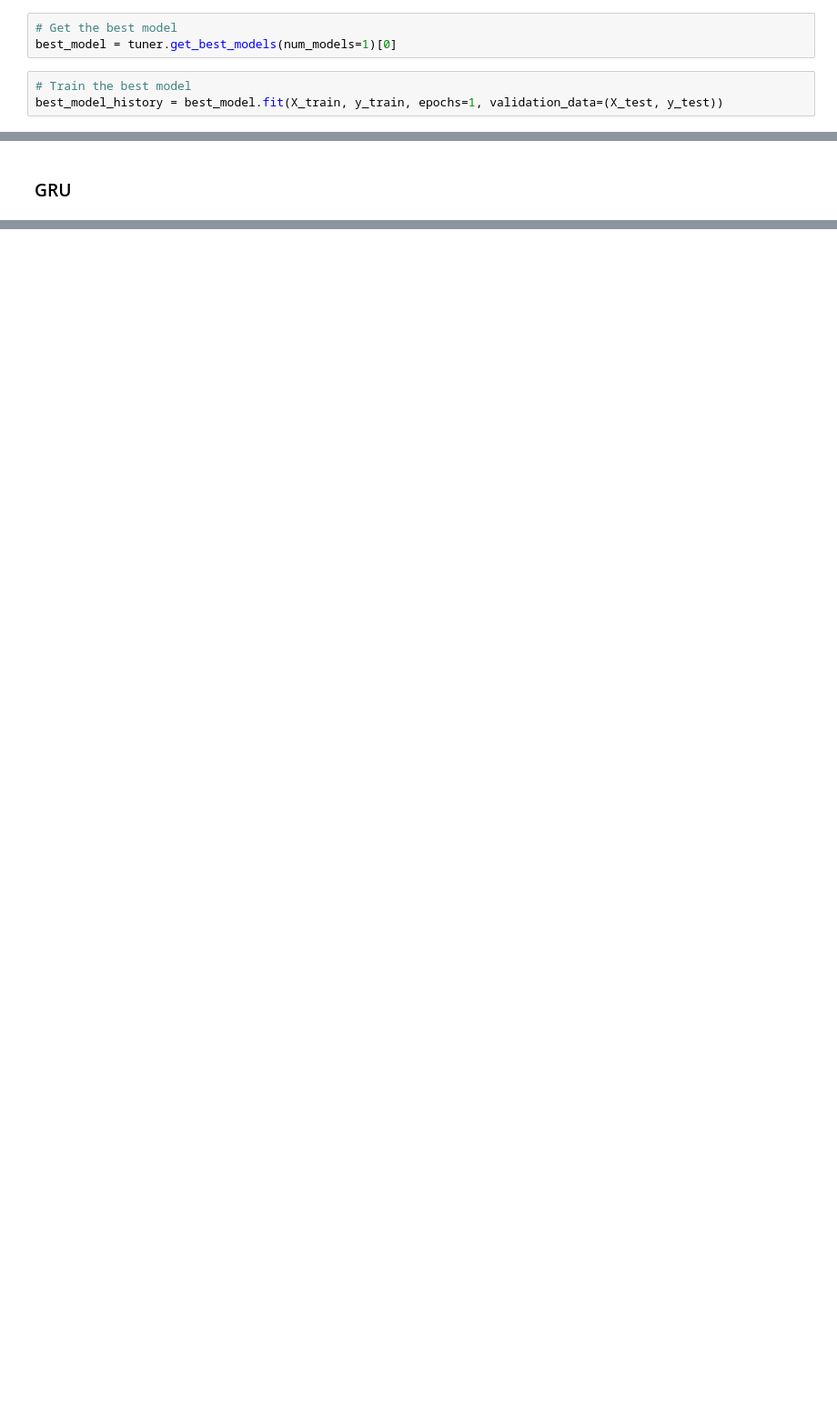
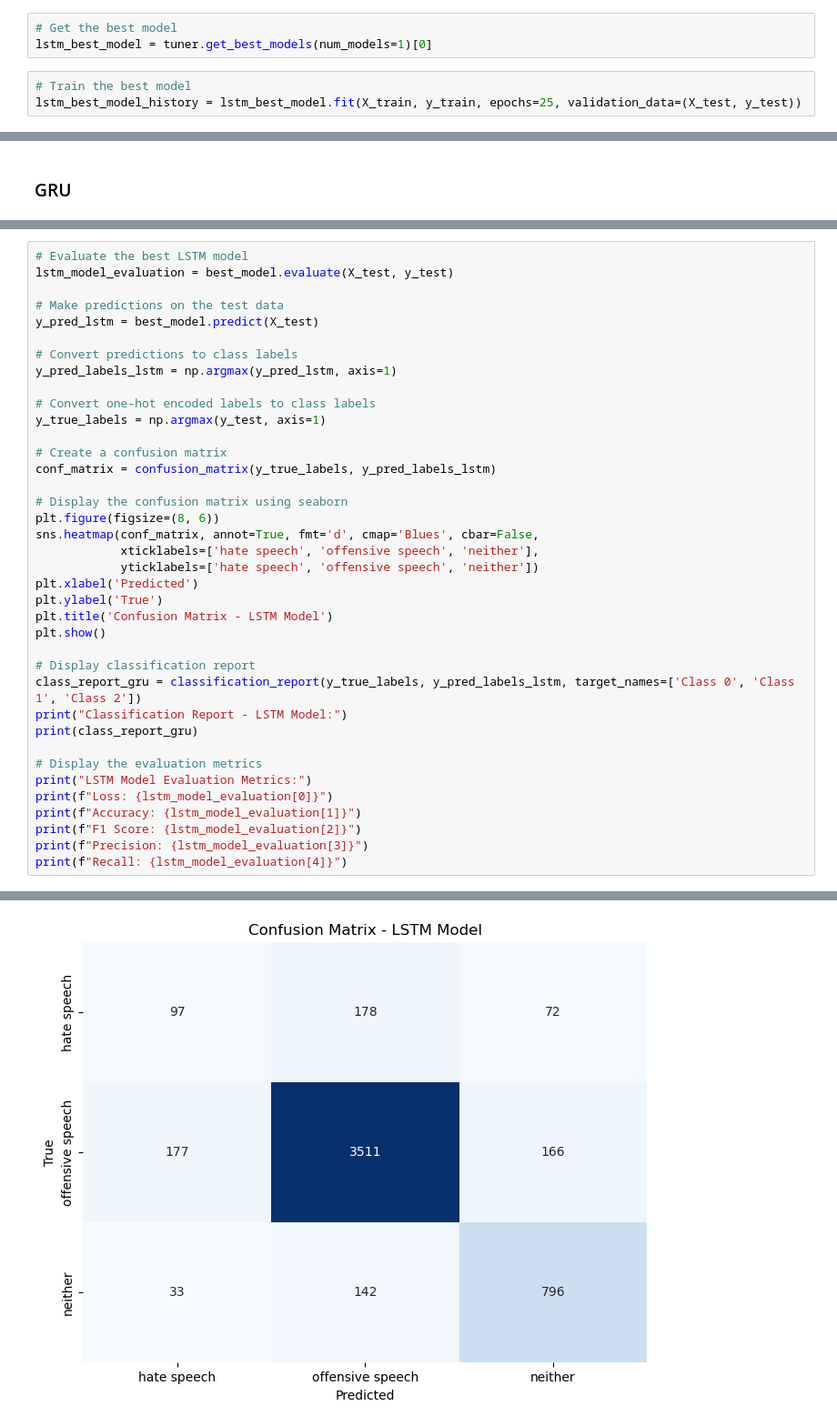
Before and after one commit to rajshrestha416/hate_speech, a Jupyter notebook: Hate Speech.ipynb, the cells around one changed output, grey strips where cells are left out. Shown at 91% size. Saved outputs shown, nothing was run; the diff lists cells and outputs as text; blank space fills up the shorter version.

```diff
--- a/Hate Speech.ipynb
+++ b/Hate Speech.ipynb
@@ -366,7 +312,7 @@ Total elapsed time: 00h 14m 13s
 # %%
 # Get the best model
-best_model = tuner.get_best_models(num_models=1)[0]
+lstm_best_model = tuner.get_best_models(num_models=1)[0]
 # %%
 # Train the best model
-best_model_history = best_model.fit(X_train, y_train, epochs=1, validation_data=(X_test, y_test))
+lstm_best_model_history = lstm_best_model.fit(X_train, y_train, epochs=25, validation_data=(X_test, y_test))
 # %% [output]
@@ -416,0 +440,39 @@ Total elapsed time: 00h 07m 27s
+# %%
+# Evaluate the best LSTM model
+lstm_model_evaluation = best_model.evaluate(X_test, y_test)
+
+# Make predictions on the test data
+y_pred_lstm = best_model.predict(X_test)
+
+# Convert predictions to class labels
+y_pred_labels_lstm = np.argmax(y_pred_lstm, axis=1)
+
+# Convert one-hot encoded labels to class labels
+y_true_labels = np.argmax(y_test, axis=1)
+
+# Create a confusion matrix
+conf_matrix = confusion_matrix(y_true_labels, y_pred_labels_lstm)
+
+# Display the confusion matrix using seaborn
+plt.figure(figsize=(8, 6))
+sns.heatmap(conf_matrix, annot=True, fmt='d', cmap='Blues', cbar=False,
+            xticklabels=['hate speech', 'offensive speech', 'neither'],
+            yticklabels=['hate speech', 'offensive speech', 'neither'])
+plt.xlabel('Predicted')
+plt.ylabel('True')
+plt.title('Confusion Matrix - LSTM Model')
+plt.show()
+
+# Display classification report
+class_report_gru = classification_report(y_true_labels, y_pred_labels_lstm, target_names=['Class 0', 'Class 1', 'Class 2'])
+print("Classification Report - LSTM Model:")
+print(class_report_gru)
+
+# Display the evaluation metrics
+print("LSTM Model Evaluation Metrics:")
+print(f"Loss: {lstm_model_evaluation[0]}")
+print(f"Accuracy: {lstm_model_evaluation[1]}")
+print(f"F1 Score: {lstm_model_evaluation[2]}")
+print(f"Precision: {lstm_model_evaluation[3]}")
+print(f"Recall: {lstm_model_evaluation[4]}")
+# %% [output]
@@ -416,0 +481 @@ Total elapsed time: 00h 07m 27s
+[figure, added]
```
Also changed, not shown: parts of 37 cells of this notebook.
